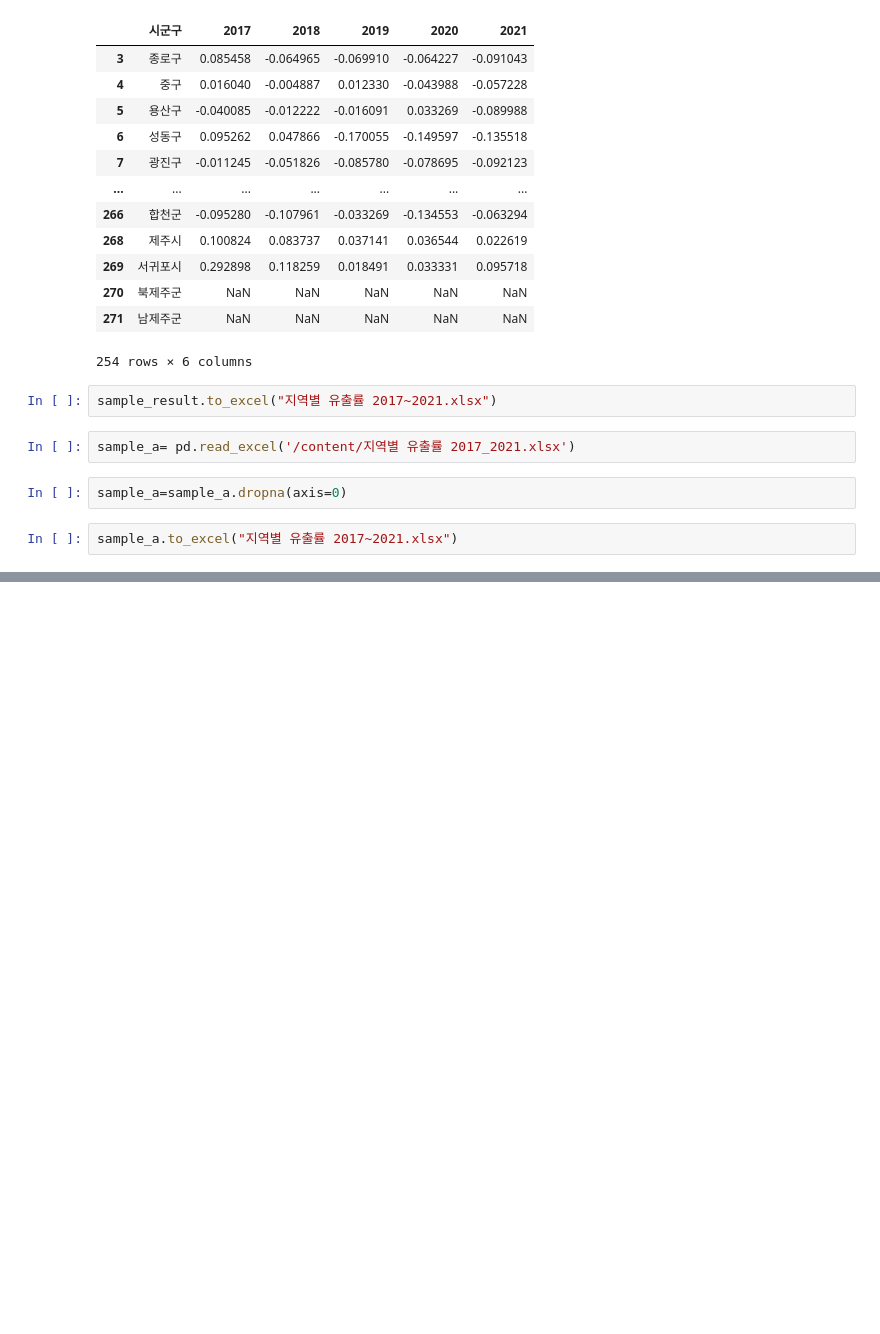
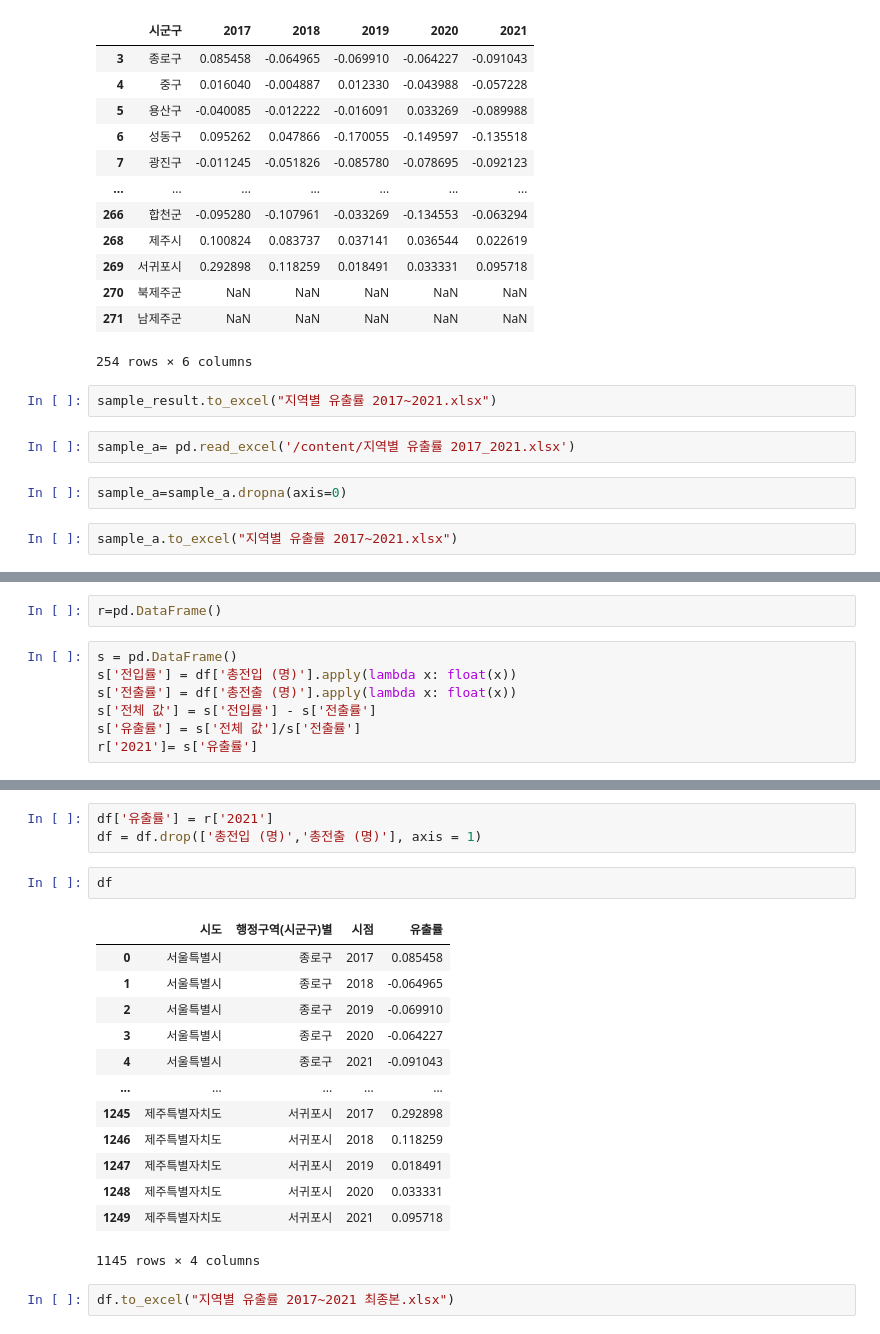
Before and after one commit to sphy1597/data_analysis-DS, a Jupyter notebook: 인구_유출률(윤섭's_ver)_.ipynb, the cells around one changed output, grey strips where cells are left out. Saved outputs shown, nothing was run; the diff lists cells and outputs as text; blank space fills up the shorter version.

```diff
--- a/인구_유출률(윤섭's_ver)_.ipynb
+++ b/인구_유출률(윤섭's_ver)_.ipynb
@@ -105,0 +148,9 @@ sample_a.to_excel("지역별 유출률 2017~2021.xlsx")
+# %%
+r=pd.DataFrame()
+# %%
+s = pd.DataFrame()
+s['전입률'] = df['총전입 (명)'].apply(lambda x: float(x))
+s['전출률'] = df['총전출 (명)'].apply(lambda x: float(x))
+s['전체 값'] = s['전입률'] - s['전출률']
+s['유출률'] = s['전체 값']/s['전출률']
+r['2021']= s['유출률']
@@ -105,0 +173,21 @@ sample_a.to_excel("지역별 유출률 2017~2021.xlsx")
+# %%
+df['유출률'] = r['2021']
+df = df.drop(['총전입 (명)','총전출 (명)'], axis = 1)
+# %%
+df
+# %% [output]
+|  | 시도 | 행정구역(시군구)별 | 시점 | 유출률 |
+| 0 | 서울특별시 | 종로구 | 2017 | 0.085458 |
+| 1 | 서울특별시 | 종로구 | 2018 | -0.064965 |
+| 2 | 서울특별시 | 종로구 | 2019 | -0.069910 |
+| 3 | 서울특별시 | 종로구 | 2020 | -0.064227 |
+| 4 | 서울특별시 | 종로구 | 2021 | -0.091043 |
+| ... | ... | ... | ... | ... |
+| 1245 | 제주특별자치도 | 서귀포시 | 2017 | 0.292898 |
+| 1246 | 제주특별자치도 | 서귀포시 | 2018 | 0.118259 |
+| 1247 | 제주특별자치도 | 서귀포시 | 2019 | 0.018491 |
+| 1248 | 제주특별자치도 | 서귀포시 | 2020 | 0.033331 |
+| 1249 | 제주특별자치도 | 서귀포시 | 2021 | 0.095718 |
+1145 rows × 4 columns
+# %%
+df.to_excel("지역별 유출률 2017~2021 최종본.xlsx")
```
Also changed, not shown: parts of 7 cells of this notebook.
